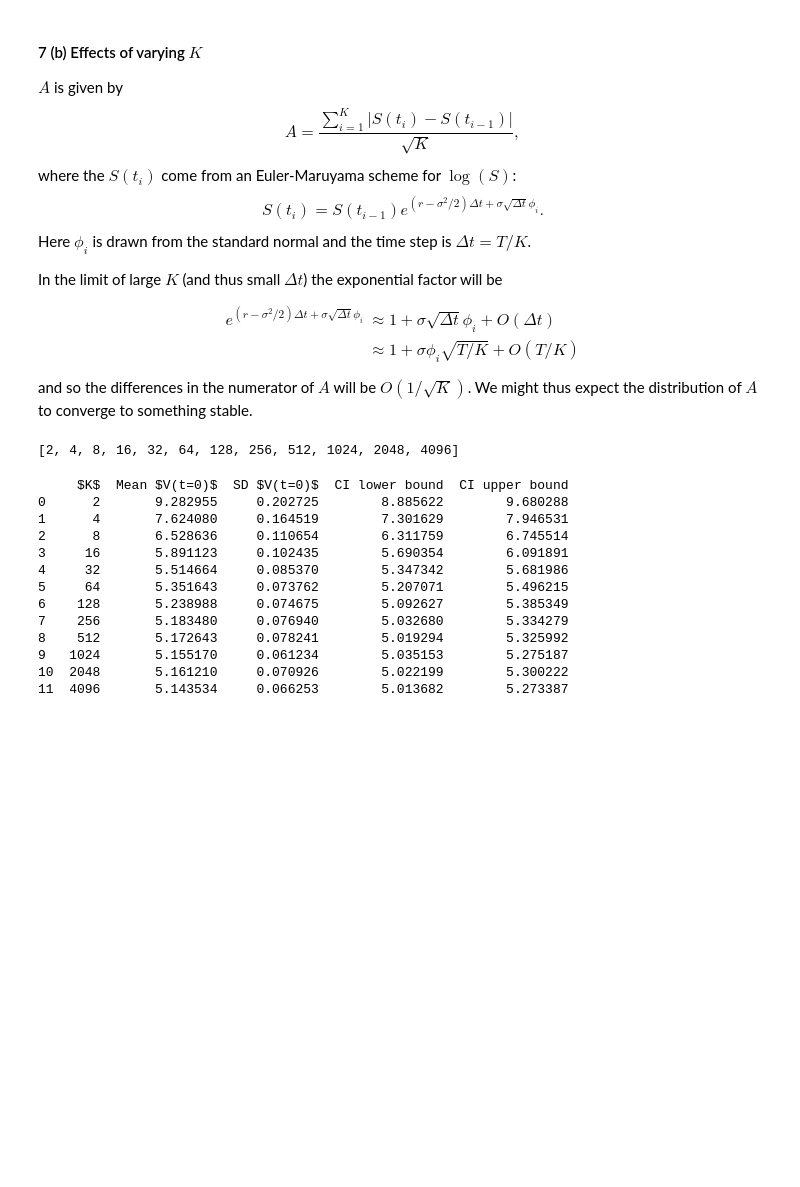
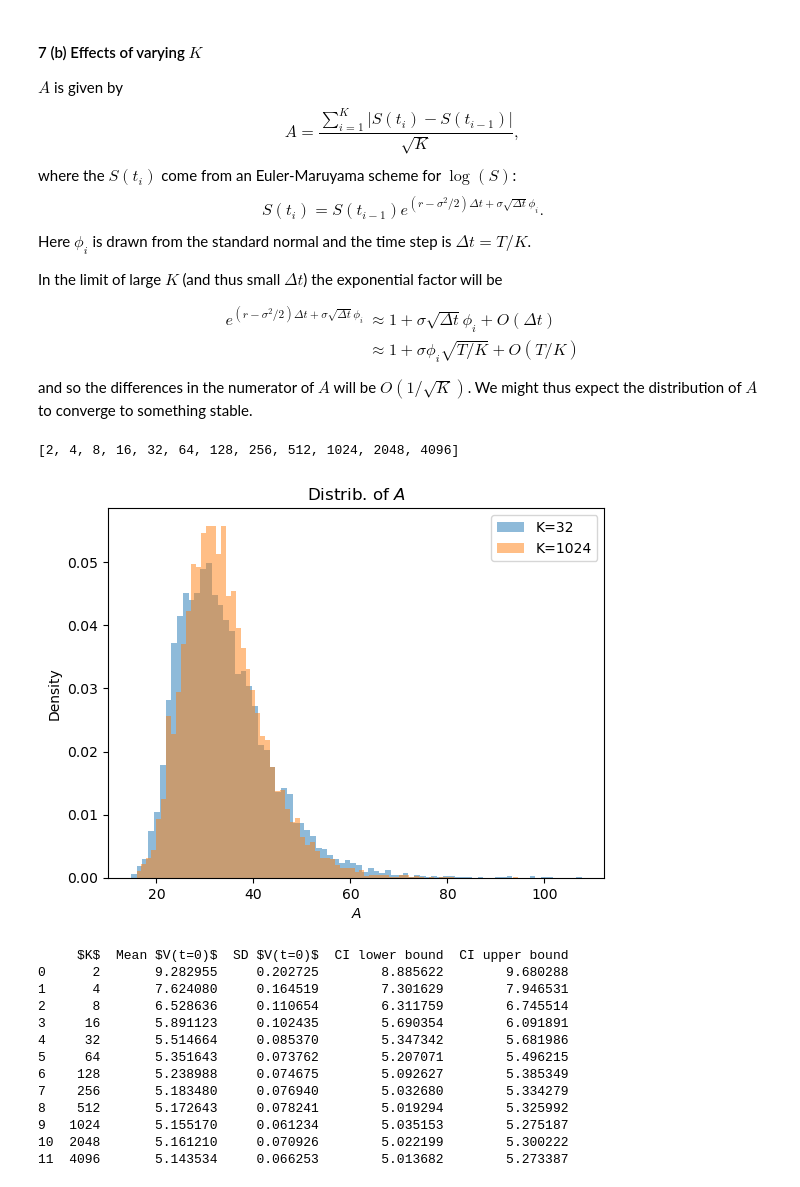
Before and after one commit to VenetianRed/MATH60082-python, a Jupyter notebook: solutions/MATH60082-lab-solution-6.ipynb, the cells around one changed output. Cells and saved outputs as stored; diff of their text form; code cells hidden in the pictures; blank space fills up the shorter version.

```diff
--- a/solutions/MATH60082-lab-solution-6.ipynb
+++ b/solutions/MATH60082-lab-solution-6.ipynb
@@ -447,9 +447,9 @@ def estimateOptionVal( K, N, S_0, r, sigma, T, X, rng ):
 
     # Now compute the payoff and return its discounted version
     payoff = np.maximum(A-X, 0.0)
-    return exp( -r*T) * payoff
+    return exp( -r*T) * payoff, A
 # %%
 # Try a small example
 K = 20
 N = 10
-estimateOptionVal( K, N, S_0, r, sigma, T, X, prng )
+optionVal, A = estimateOptionVal( K, N, S_0, r, sigma, T, X, prng )
@@ -477,7 +474,7 @@ results_N = np.zeros((nSizes, repsPerSize))
 for j in range(nSizes):
     N = sampleSize[j]
     for k in range(repsPerSize):
-        discountedPayoffs = estimateOptionVal( K, N, S_0, r, sigma, T, X, prng )
+        discountedPayoffs, A = estimateOptionVal( K, N, S_0, r, sigma, T, X, prng )
         results_N[j,k] = np.mean( discountedPayoffs )
 # %%
 import pandas as pd
@@ -569,9 +566,24 @@ N = 8000
 # Assemble lots of reps at each sample size
 repsPerSize=100
 results_K = np.zeros((num_K_vals, repsPerSize))
+distrib_K = np.zeros((num_K_vals, N))
 for j in range(num_K_vals):
     K = numStepsK[j]
     for k in range(repsPerSize):
-        discountedPayoffs = estimateOptionVal( K, N, S_0, r, sigma, T, X, prng )
+        discountedPayoffs, A = estimateOptionVal( K, N, S_0, r, sigma, T, X, prng )
         results_K[j,k] = np.mean( discountedPayoffs )
+        if k == 0:
+            distrib_K[j,] = A
+# %%
+# Plot some overlapping histograms for two different levels of K
+plt.hist(distrib_K[4,], bins="fd", alpha=0.5, density=True, label=f'K={numStepsK[4]}')
+plt.hist(distrib_K[9,], bins="fd", alpha=0.5, density=True, label=f'K={numStepsK[9]}')
+
+plt.xlabel('$A$')
+plt.ylabel('Density')
+plt.title('Distrib. of $A$')
+plt.legend()
+plt.show()
+# %% [output]
+[figure, added]
 # %%
```
Also changed, not shown: parts of 2 cells of this notebook, 2 other files.
